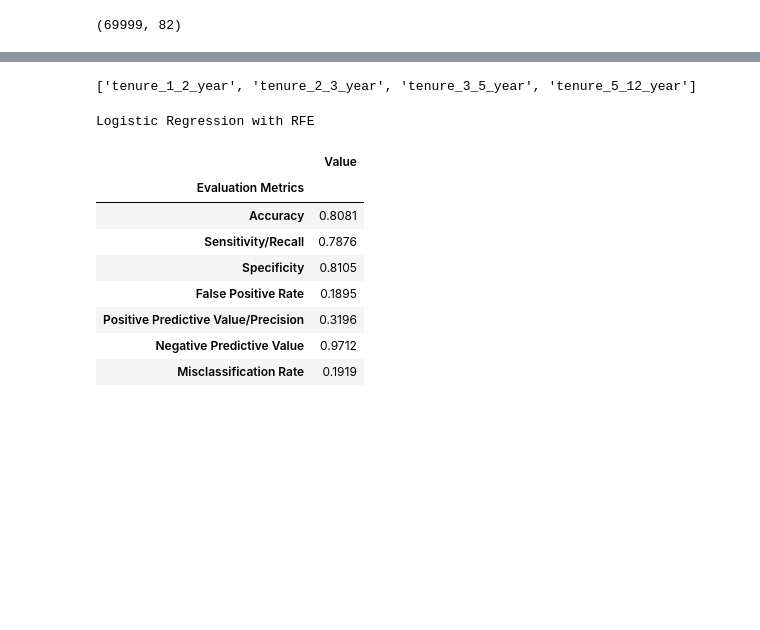
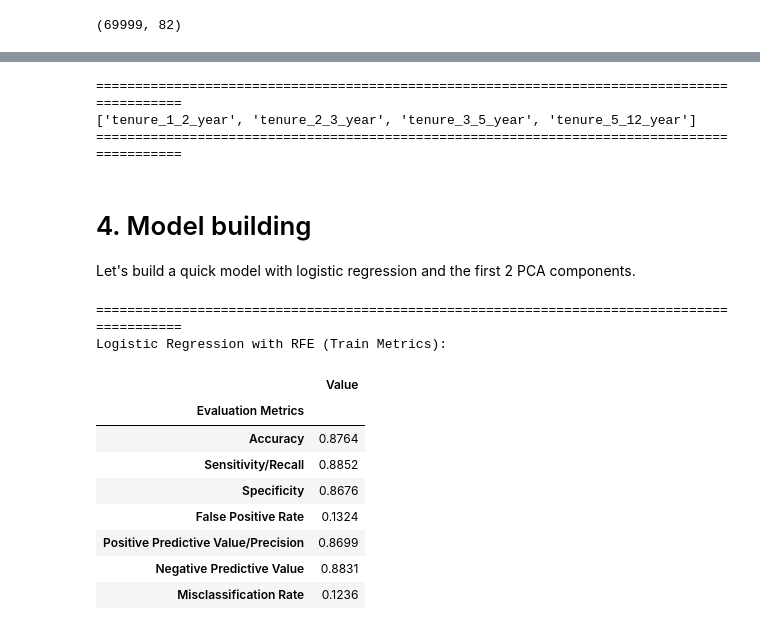
Before and after one commit to RohitKini/TelecomChurn, a Jupyter notebook: sowmily-rohit.ipynb, the cells around one changed output, grey strips where cells are left out. Drawn from its saved outputs; the diff is of its cells as text; code cells hidden in the pictures; blank space fills up the shorter version.

```diff
--- a/sowmily-rohit.ipynb
+++ b/sowmily-rohit.ipynb
@@ -871,7 +981,8 @@ missing
 # %% [markdown]
 **Observation:** <br>(i) Since we checked at the very beginning that `'fb_user_*''` and `'night_pck_user_*'` attributes had same number of missing values as the dates of recharging data plan. Thus, the number of missing values, imply no recharge done. However, 0 has a meaning here, we just can't impute with 0. Also, a lot of values are missing (46.8%) and these features don't seem to be significant. Hence, dropping the `'fb_user_*''` and `'night_pck_user_*'` attributes
 # %%
-##Dropping 'fb_user_*' and 'night_pck_user_*' features
+#Dropping 'fb_user_*' and 'night_pck_user_*' features
 cols_to_drop = ['fb_user_6', 'fb_user_7', 'fb_user_8', 'night_pck_user_6', 'night_pck_user_7', 'night_pck_user_8']
 data.drop(cols_to_drop, axis=1, inplace= True)
+unseen.drop(cols_to_drop, axis=1, inplace= True)
 # %%
@@ -1016,11 +1156,14 @@ dtype: category
 # %%
-#'tenure' is a categorical variable. Converting it into numeric using get_dummies
-###Creating dummies for categorical variable 'tenure'
+# 'tenure' is a categorical variable. Converting it into numeric using get_dummies
+# Creating dummies for categorical variable 'tenure'
 cat_cols= ['tenure']
-d_tenure = pd.get_dummies(data['tenure'], prefix='tenure', drop_first = True)
+d_tenure = pd.get_dummies(data['tenure'], prefix='tenure', drop_first = True, dtype="int")
 data = pd.concat([data, d_tenure], axis = 1)
 
-##Dropping the 'tenure' column
+d_unseen_tenure = pd.get_dummies(unseen['tenure'], prefix='tenure', drop_first = True, dtype="int")
+unseen = pd.concat([unseen, d_unseen_tenure], axis = 1)
+#Dropping the 'tenure' column
 data.drop(cat_cols, axis=1, inplace=True)
+unseen.drop(cat_cols, axis=1, inplace=True)
 # %%
 print("\n(churn=1, else 0)")
@@ -1049,0 +1191,10 @@ data_copy = data.copy()
+# %%
+data_copy = data.copy()
+id_column_data = data.pop("id")
+id_column_unseen = unseen.pop("id")
+
+final_cols = data.columns
+
+for cols in final_cols:
+    if cols not in unseen.columns:
+        print(cols)
@@ -1050,9 +1205,9 @@ data_copy = data.copy()
 # %%
 y = data_copy.pop("churn_probability")
-X = data_copy
+X = data_copy[unseen.columns]
 
-print("========================================================================")
+print("============================================================================================")
 print("X Dataset: ", X.shape)
 print("y Dataset: ", y.shape)
-print("========================================================================")
+print("============================================================================================")
 # %% [output]
@@ -1101,7 +1269,7 @@ After OverSampling, counts of label '0': 50289
 X_train = X_train_res
 y_train = y_train_res
 # %%
-##Creating a function to find binary value columns from the 'telecom_hv' dataframe (if any)
+#Creating a function to find binary value columns from the 'data' dataframe (if any)
 def binary_val_cols(df):
     df_1 = df.copy()
     dualsvcol = (df_1.nunique()==2)
@@ -1109,7 +1277,11 @@ def binary_val_cols(df):
     return list_dualsvcol
 
 binary_cols = binary_val_cols(df= X_train)
+print("============================================================================================")
 print(binary_cols)
+print("============================================================================================")
 # %% [output]
+============================================================================================
 ['tenure_1_2_year', 'tenure_2_3_year', 'tenure_3_5_year', 'tenure_5_12_year']
+============================================================================================
 # %%
@@ -1137,28 +1315,31 @@ X_test_scaled = pd.concat([df_test, df_binary_test], axis=1)
+# %% [markdown]
+# 4. Model building
+
+Let's build a quick model with logistic regression and the first 2 PCA components.
 # %%
-# # Standardize the features
-# scaler = StandardScaler()
-# X_train_scaled = scaler.fit_transform(X_train)
-# X_test_scaled = scaler.transform(X_test)
-
 # Logistic Regression with RFE
 log_reg = LogisticRegression(random_state=42)
-rfe = RFE(log_reg, n_features_to_select=15)
+rfe = RFE(log_reg, n_features_to_select=20)
 X_train_rfe = rfe.fit_transform(X_train_scaled, y_train)
 X_test_rfe = rfe.transform(X_test_scaled)
 
 log_reg.fit(X_train_rfe, y_train)
 y_pred_rfe = log_reg.predict(X_test_rfe)
 
-print("Logistic Regression with RFE")
-other_metrics_logistic_model(confusion_matrix(y_test, y_pred_rfe))
+y_train_pred = log_reg.predict(X_train_rfe)
+
+print("============================================================================================")
+print("Logistic Regression with RFE (Train Metrics): ")
+other_metrics_logistic_model(confusion_matrix(y_train, y_train_pred))
 # %% [output]
-Logistic Regression with RFE
+============================================================================================
+Logistic Regression with RFE (Train Metrics):
 |  | Value |
 | Evaluation Metrics |  |
-| Accuracy | 0.8081 |
-| Sensitivity/Recall | 0.7876 |
-| Specificity | 0.8105 |
-| False Positive Rate | 0.1895 |
-| Positive Predictive Value/Precision | 0.3196 |
-| Negative Predictive Value | 0.9712 |
-| Misclassification Rate | 0.1919 |
+| Accuracy | 0.8764 |
+| Sensitivity/Recall | 0.8852 |
+| Specificity | 0.8676 |
+| False Positive Rate | 0.1324 |
+| Positive Predictive Value/Precision | 0.8699 |
+| Negative Predictive Value | 0.8831 |
+| Misclassification Rate | 0.1236 |
```
Also changed, not shown: parts of 95 cells of this notebook.
